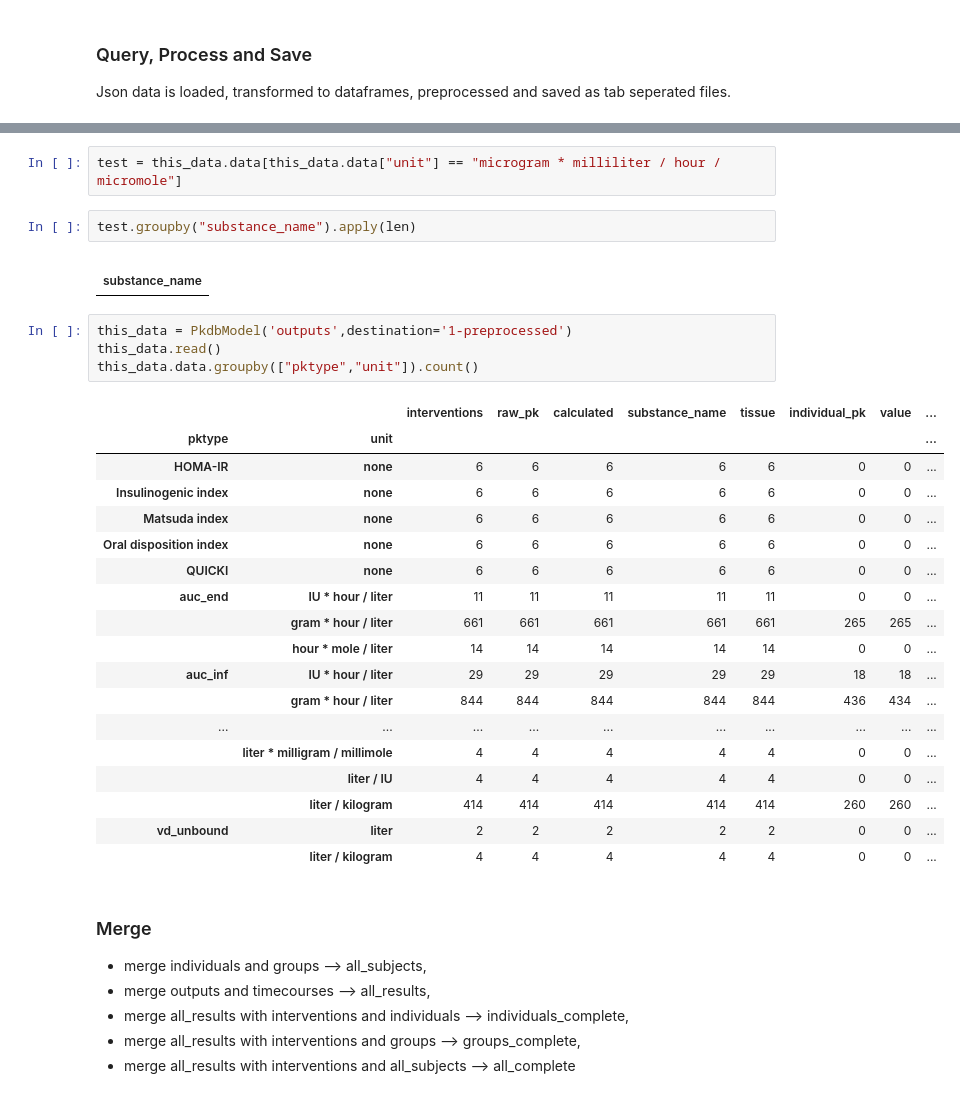
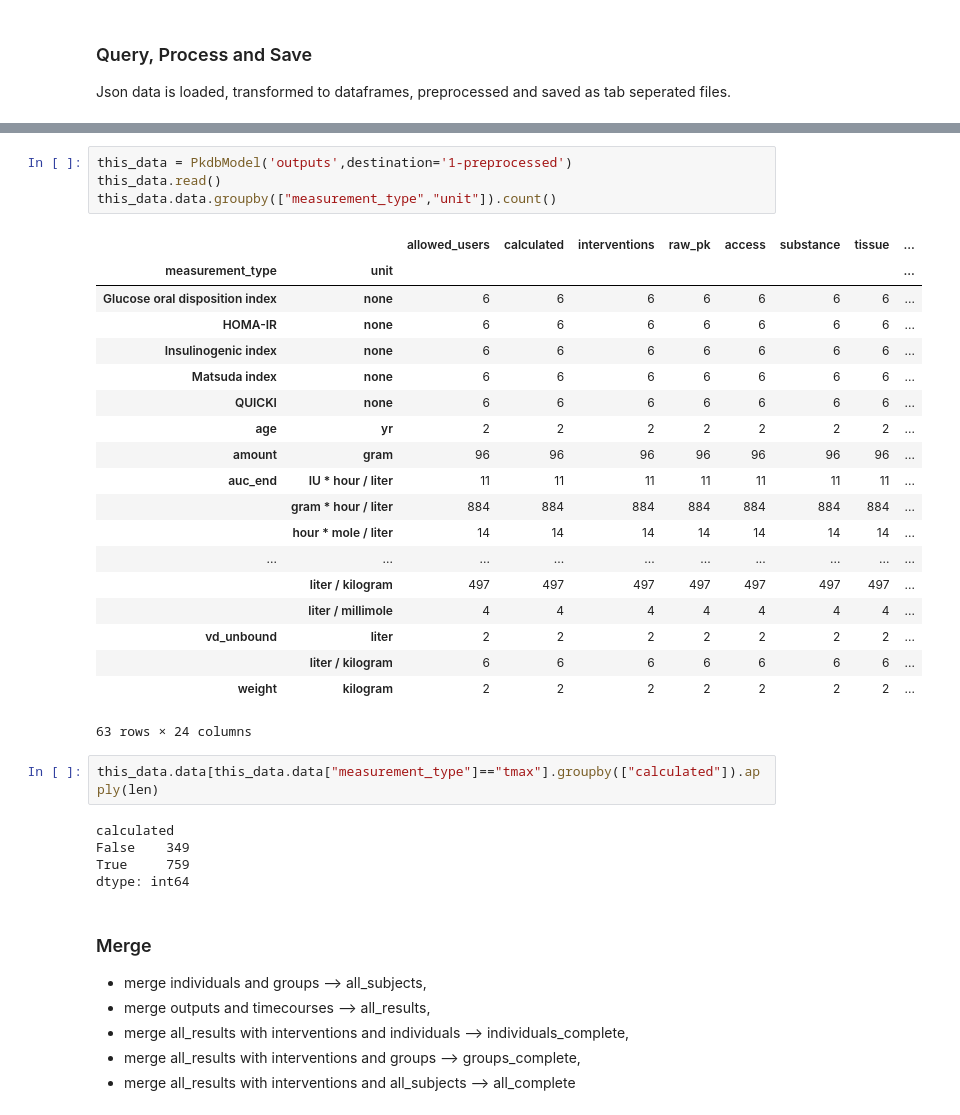
Before and after one commit to matthiaskoenig/pkdb_analysis, a Jupyter notebook: 01-Data_Prep.ipynb, the cells around one changed output, grey strips where cells are left out. Cells and saved outputs as stored; diff of their text form.

```diff
--- a/01-Data_Prep.ipynb
+++ b/01-Data_Prep.ipynb
@@ -90,34 +144,35 @@ mole / kilogram             1
 dtype: int64
-# %%
-test = this_data.data[this_data.data["unit"] == "microgram * milliliter / hour / micromole"]
-# %%
-test.groupby("substance_name").apply(len)
-# %% [output]
-|  |
-| substance_name |
 # %%
 this_data = PkdbModel('outputs',destination='1-preprocessed')
 this_data.read()
-this_data.data.groupby(["pktype","unit"]).count()
+this_data.data.groupby(["measurement_type","unit"]).count()
 # %% [output]
-|  |  | interventions | raw_pk | calculated | substance_name | tissue | individual_pk | value | ... |
-| pktype | unit |  |  |  |  |  |  |  | ... |
-| HOMA-IR | none | 6 | 6 | 6 | 6 | 6 | 0 | 0 | ... |
-| Insulinogenic index | none | 6 | 6 | 6 | 6 | 6 | 0 | 0 | ... |
-| Matsuda index | none | 6 | 6 | 6 | 6 | 6 | 0 | 0 | ... |
-| Oral disposition index | none | 6 | 6 | 6 | 6 | 6 | 0 | 0 | ... |
-| QUICKI | none | 6 | 6 | 6 | 6 | 6 | 0 | 0 | ... |
-| auc_end | IU * hour / liter | 11 | 11 | 11 | 11 | 11 | 0 | 0 | ... |
-|  | gram * hour / liter | 661 | 661 | 661 | 661 | 661 | 265 | 265 | ... |
-|  | hour * mole / liter | 14 | 14 | 14 | 14 | 14 | 0 | 0 | ... |
-| auc_inf | IU * hour / liter | 29 | 29 | 29 | 29 | 29 | 18 | 18 | ... |
-|  | gram * hour / liter | 844 | 844 | 844 | 844 | 844 | 436 | 434 | ... |
+|  |  | allowed_users | calculated | interventions | raw_pk | access | substance | tissue | ... |
+| measurement_type | unit |  |  |  |  |  |  |  | ... |
+| Glucose oral disposition index | none | 6 | 6 | 6 | 6 | 6 | 6 | 6 | ... |
+| HOMA-IR | none | 6 | 6 | 6 | 6 | 6 | 6 | 6 | ... |
+| Insulinogenic index | none | 6 | 6 | 6 | 6 | 6 | 6 | 6 | ... |
+| Matsuda index | none | 6 | 6 | 6 | 6 | 6 | 6 | 6 | ... |
+| QUICKI | none | 6 | 6 | 6 | 6 | 6 | 6 | 6 | ... |
+| age | yr | 2 | 2 | 2 | 2 | 2 | 2 | 2 | ... |
+| amount | gram | 96 | 96 | 96 | 96 | 96 | 96 | 96 | ... |
+| auc_end | IU * hour / liter | 11 | 11 | 11 | 11 | 11 | 11 | 11 | ... |
+|  | gram * hour / liter | 884 | 884 | 884 | 884 | 884 | 884 | 884 | ... |
+|  | hour * mole / liter | 14 | 14 | 14 | 14 | 14 | 14 | 14 | ... |
 | ... | ... | ... | ... | ... | ... | ... | ... | ... | ... |
-|  | liter * milligram / millimole | 4 | 4 | 4 | 4 | 4 | 0 | 0 | ... |
-|  | liter / IU | 4 | 4 | 4 | 4 | 4 | 0 | 0 | ... |
-|  | liter / kilogram | 414 | 414 | 414 | 414 | 414 | 260 | 260 | ... |
-| vd_unbound | liter | 2 | 2 | 2 | 2 | 2 | 0 | 0 | ... |
-|  | liter / kilogram | 4 | 4 | 4 | 4 | 4 | 0 | 0 | ... |
+|  | liter / kilogram | 497 | 497 | 497 | 497 | 497 | 497 | 497 | ... |
+|  | liter / millimole | 4 | 4 | 4 | 4 | 4 | 4 | 4 | ... |
+| vd_unbound | liter | 2 | 2 | 2 | 2 | 2 | 2 | 2 | ... |
+|  | liter / kilogram | 6 | 6 | 6 | 6 | 6 | 6 | 6 | ... |
+| weight | kilogram | 2 | 2 | 2 | 2 | 2 | 2 | 2 | ... |
+63 rows × 24 columns
+# %%
+this_data.data[this_data.data["measurement_type"]=="tmax"].groupby(["calculated"]).apply(len)
+# %% [output]
+calculated
+False    349
+True     759
+dtype: int64
 # %% [markdown]
 ### Merge
  - merge individuals and groups  --> all_subjects,
```
Also changed, not shown: parts of 11 cells of this notebook, 6 other files.
